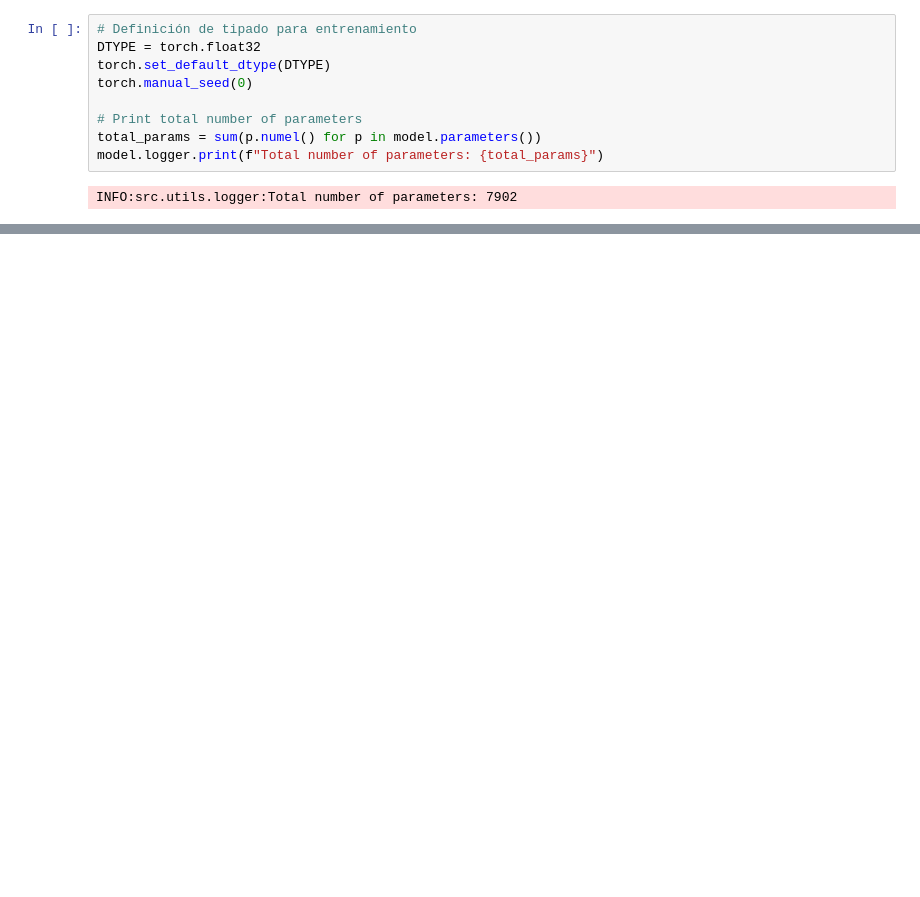
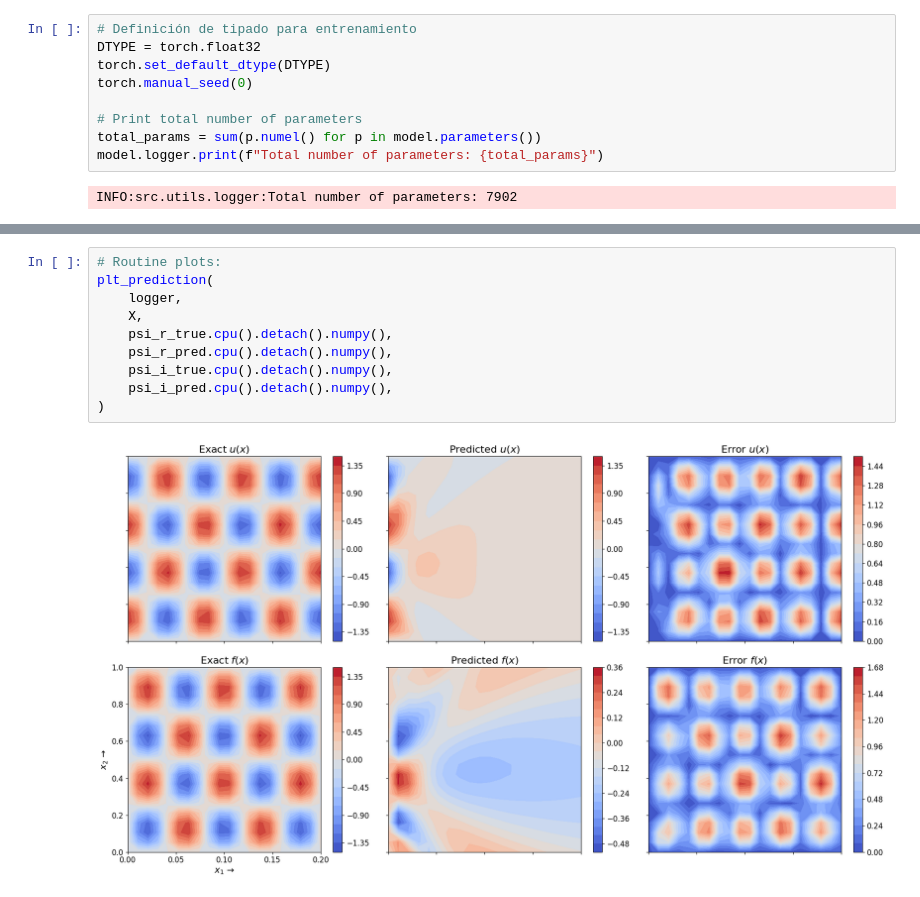
Before and after one commit to mateophy/QPINNs-2026, a Jupyter notebook: notebooks/operators_modifications/Operador_Schrodinger_1D.ipynb, the cells around one changed output, grey strips where cells are left out. Cells and saved outputs as stored; diff of their text form; blank space fills up the shorter version.

```diff
--- a/notebooks/operators_modifications/Operador_Schrodinger_1D.ipynb
+++ b/notebooks/operators_modifications/Operador_Schrodinger_1D.ipynb
@@ -495,3 +555,15 @@ with torch.no_grad():
+# %%
+# Routine plots:
+plt_prediction(
+    logger,
+    X,
+    psi_r_true.cpu().detach().numpy(),
+    psi_r_pred.cpu().detach().numpy(),
+    psi_i_true.cpu().detach().numpy(),
+    psi_i_pred.cpu().detach().numpy(),
+)
+# %% [output]
+[figure, added]
 # %%
 # Gráfico 1: |psi|^2 en t=T (PINN vs exacto)
 plt.figure()
```
Also changed, not shown: parts of 9 cells of this notebook, 44 other files.
